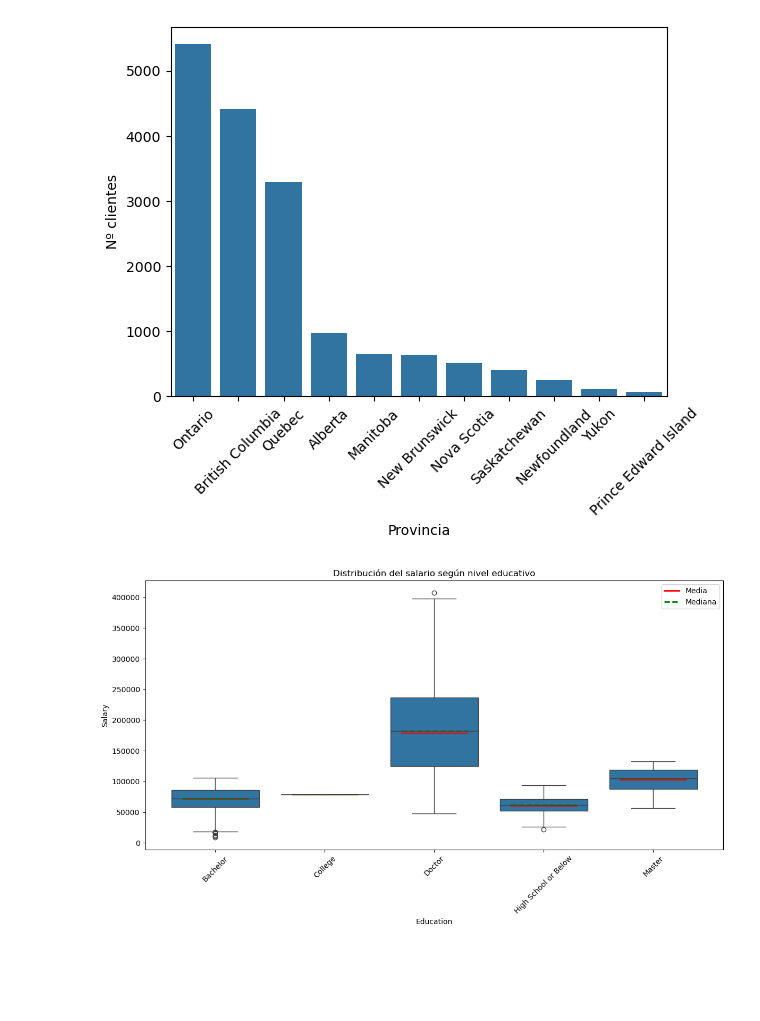
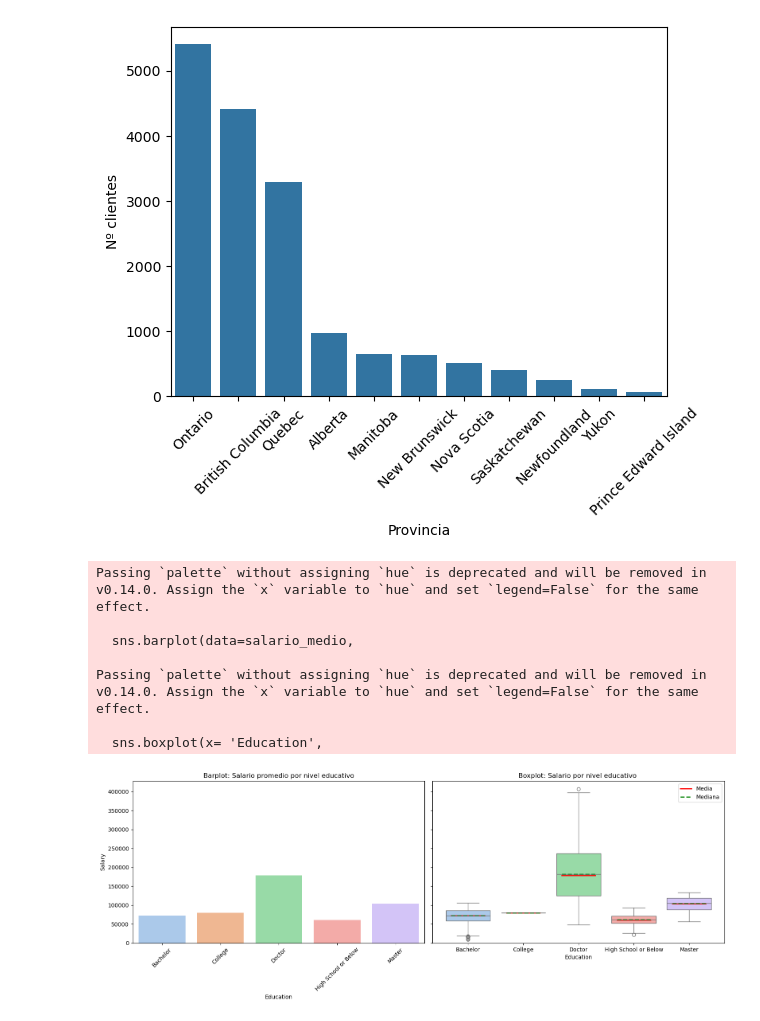
Before and after one commit to tapiamm/bda-modulo-3-evaluacion-final-tapiamm, a Jupyter notebook: ejercicio_tecnico_m3_maria_tapia.ipynb, the cells around one changed output. Drawn from its saved outputs; the diff is of its cells as text; code cells hidden in the pictures; blank space fills up the shorter version.

Commit message:
Añadiendo los últimos ejercicios de visualizaciones

```diff
--- a/ejercicio_tecnico_m3_maria_tapia.ipynb
+++ b/ejercicio_tecnico_m3_maria_tapia.ipynb
@@ -265,25 +265,60 @@ plt.show()
 [figure]
 # %%
 # 4. ¿Cómo se compara el salario promedio entre los diferentes niveles educativos de los clientes?
-# En este caso uso un un boxplot ya que tengo una variable numérica (salario) y otra categórica (niveles educativos). Lo agrupo por clientes y señalo la media de cada uno desde Customer_Flight_loyalty_limpio (perfil)
+# En este caso uso un barplot para ver facilmente que grupo tiene mayor/menor salario. Hay que agruparlos por eduación y sacar la media de salario desde el df Customer_Loyalty_History_limpio (perfil)
+# También puedo añadir un boxplot para entender mejor la distribución de los datos por categoría.
+
+fig, axes = plt.subplots(1, 2, figsize=(16, 6), sharey=True)
+
+# Barplot
+
+salario_medio = perfil.groupby('Education')['Salary'].mean().reset_index()
+
+sns.barplot(data=salario_medio,
+            x='Education',
+            y='Salary',
+            palette='pastel',
+            ax= axes[0])
+
+axes[0].set_title('Barplot: Salario promedio por nivel educativo')
+axes[0].tick_params(axis='x', rotation=45)
+
+# Boxplot
 
 medias = perfil.groupby('Education')['Salary'].mean()
 medianas = perfil.groupby('Education')['Salary'].median()
 
-plt.figure(figsize=(12, 7))
-ax = sns.boxplot(x= 'Education',
+sns.boxplot(x= 'Education',
                  y= 'Salary',
-                 data= perfil)
+                 data= perfil,
+                 palette= 'pastel',
+                 ax= axes[1])
 
 # Añadir líneas para media y mediana en cada nivel educativo
 for i, nivel in enumerate(medias.index):
-    ax.plot([i - 0.3, i + 0.3], [medias[nivel], medias[nivel]], color='red', linewidth=2, label='Media' if i==0 else "")
-    ax.plot([i - 0.3, i + 0.3], [medianas[nivel], medianas[nivel]], color='green', linewidth=2, linestyle='dashed', label='Mediana' if i==0 else "")
+    axes[1].plot([i - 0.3, i + 0.3], [medias[nivel], medias[nivel]], color='red', linewidth=2, label='Media' if i==0 else "")
+    axes[1].plot([i - 0.3, i + 0.3], [medianas[nivel], medianas[nivel]], color='green', linewidth=2, linestyle='dashed', label='Mediana' if i==0 else "")
 
-ax.set_title('Distribución del salario según nivel educativo')
-ax.legend()
-plt.xticks(rotation=45)
+axes[1].set_title('Boxplot: Salario por nivel educativo ')
+axes[1].legend()
+axes[0].tick_params(axis='x', rotation=45)
+
+# Muestra todo
 plt.tight_layout()
 plt.show()
+
+
+# El salario medio es bastante similar para los niveles educativos más bajos. Para Doctor y Master (los más altos) hay bastante diferencia.
+# En el bnoxplot podemos ver las dispersión de los datos, lo que permite hacernos a la idea de la representatividad de la media.
+    # En el caso de Doctor están más dispersos pero se ajustan bastante a la mediana (si fueran muy distintas sería más veráz la mediana debido a la dispersión).
+    # College tiene la menor dispersión de datos.
+# High School or below son los clientes con salarios más bajos, como cabe esperar.
 # %% [output]
+Passing `palette` without assigning `hue` is deprecated and will be removed in v0.14.0. Assign the `x` variable to `hue` and set `legend=False` for the same effect.
+
+  sns.barplot(data=salario_medio,
+
+Passing `palette` without assigning `hue` is deprecated and will be removed in v0.14.0. Assign the `x` variable to `hue` and set `legend=False` for the same effect.
+
+  sns.boxplot(x= 'Education',
-[figure, old version]
+[figure, new version]
```
Also changed, not shown: parts of 8 cells of this notebook.
